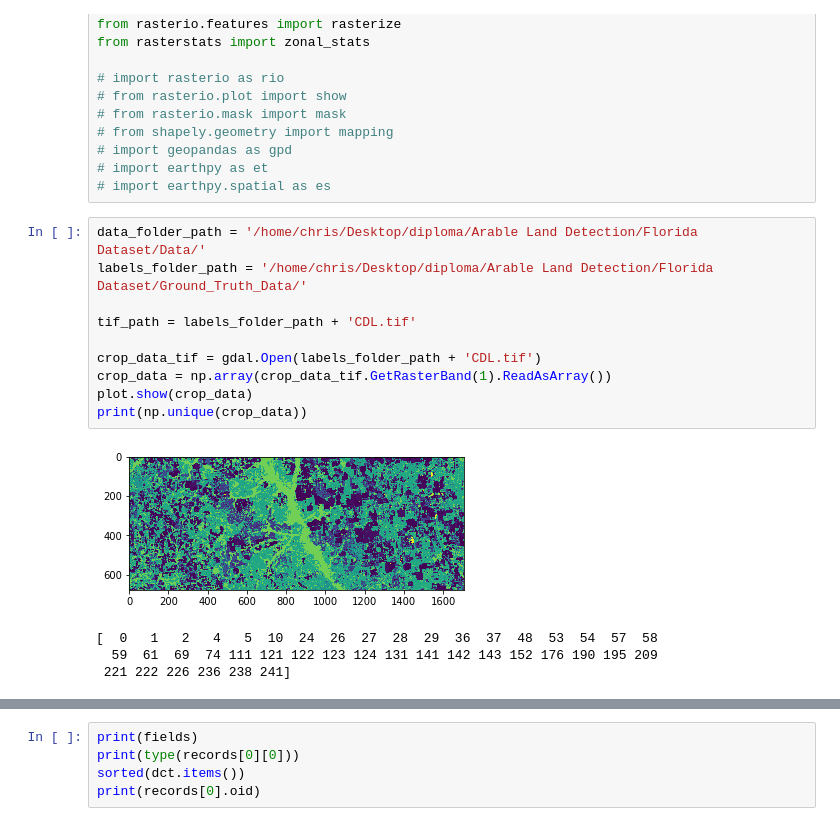
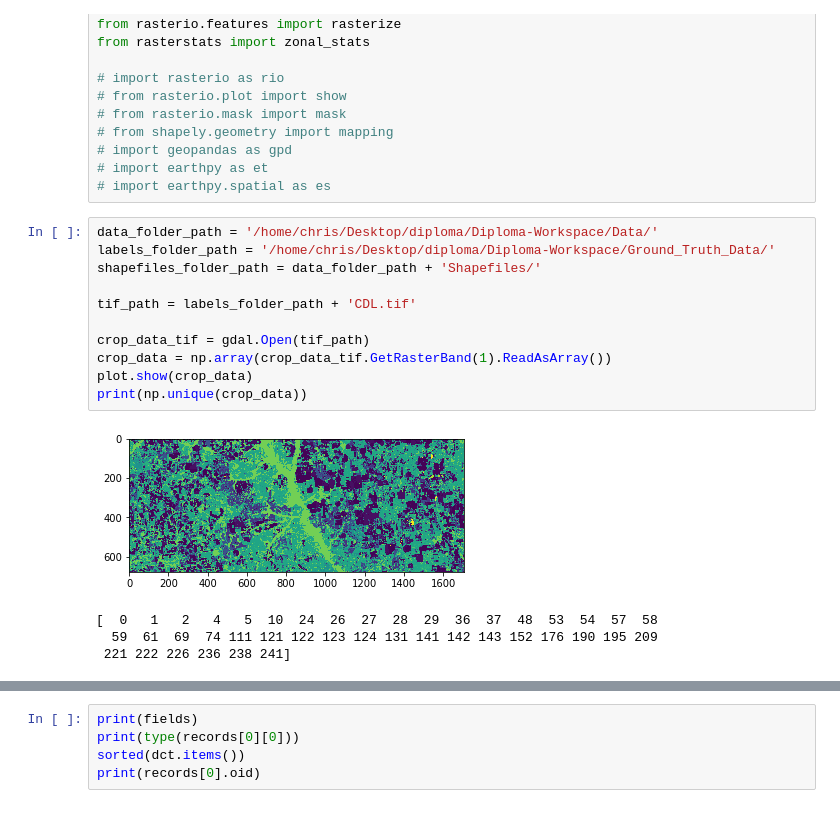
Before and after one commit to Chris-Charisis/Diploma-Workspace, a Jupyter notebook: Code/shapefile_manipulation.ipynb, the cells around one changed output, grey strips where cells are left out. Saved outputs shown, nothing was run; the diff lists cells and outputs as text.

Commit message:
Updated workflow for NDVI process until shapefiles' stats

```diff
--- a/Code/shapefile_manipulation.ipynb
+++ b/Code/shapefile_manipulation.ipynb
@@ -24,17 +24,18 @@ from rasterstats import zonal_stats
 # import earthpy as et
 # import earthpy.spatial as es
 # %%
-data_folder_path = '/home/chris/Desktop/diploma/Arable Land Detection/Florida Dataset/Data/'
-labels_folder_path = '/home/chris/Desktop/diploma/Arable Land Detection/Florida Dataset/Ground_Truth_Data/'
+data_folder_path = '/home/chris/Desktop/diploma/Diploma-Workspace/Data/'
+labels_folder_path = '/home/chris/Desktop/diploma/Diploma-Workspace/Ground_Truth_Data/'
+shapefiles_folder_path = data_folder_path + 'Shapefiles/'
 
 tif_path = labels_folder_path + 'CDL.tif'
 
-crop_data_tif = gdal.Open(labels_folder_path + 'CDL.tif')
+crop_data_tif = gdal.Open(tif_path)
 crop_data = np.array(crop_data_tif.GetRasterBand(1).ReadAsArray())
 plot.show(crop_data)
 print(np.unique(crop_data))
 # %% [output]
-[figure, old version]
+[figure, new version]
 [  0   1   2   4   5  10  24  26  27  28  29  36  37  48  53  54  57  58
   59  61  69  74 111 121 122 123 124 131 141 142 143 152 176 190 195 209
  221 222 226 236 238 241]
```
Also changed, not shown: parts of 9 cells of this notebook, 9 other files.
